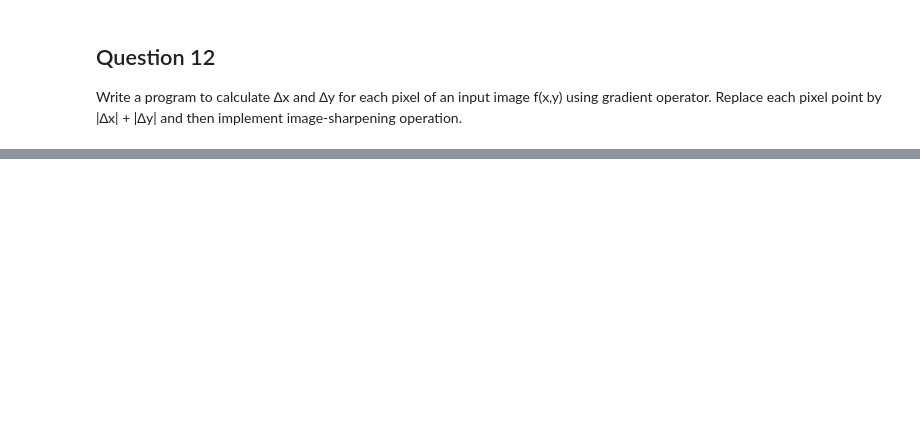
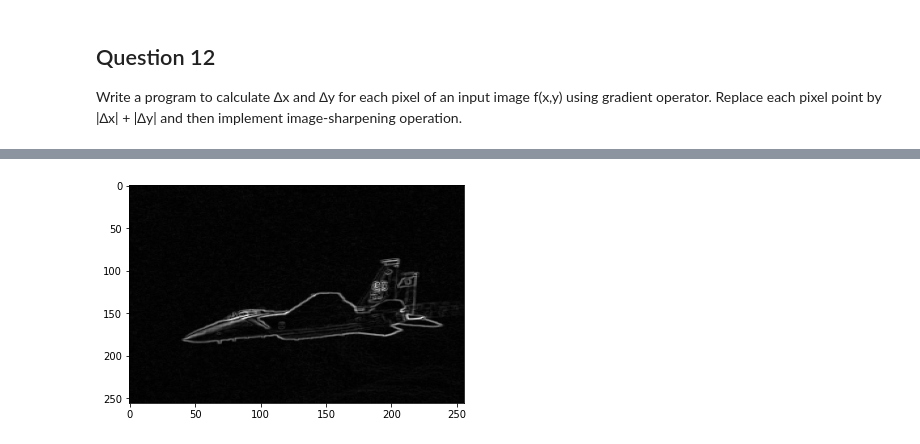
Before and after one commit to diksham1/image-lab, a Jupyter notebook: Assignment_1.ipynb, the cells around one changed output, grey strips where cells are left out. Drawn from its saved outputs; the diff is of its cells as text; code cells hidden in the pictures; blank space fills up the shorter version.

```diff
--- a/Assignment_1.ipynb
+++ b/Assignment_1.ipynb
@@ -380,0 +446,17 @@ Write a program to calculate ∆x and ∆y for each pixel of an input image f(x,
+# %%
+def getDeltaMatrix(image, kernel_x, kernel_y):
+  output_image_x = cv2.filter2D(image, -1, kernel_x)
+  output_image_y = cv2.filter2D(image, -1, kernel_y)
+  sum_delxy = np.abs(output_image_x) + np.abs(output_image_y);
+  return sum_delxy;
+# %%
+kernel_x = np.array([[-1, 0, 1],
+                     [-2, 0, 2],
+                     [-1, 0, 1]])
+kernel_y = np.array([[-1, -2, -1],
+                     [0, 0, 0],
+                     [1, 2, 1]])
+output_image = getDeltaMatrix(image, kernel_x, kernel_y);
+showImage(output_image)
+# %% [output]
+[figure, added]
```
Also changed, not shown: parts of 49 cells of this notebook.
